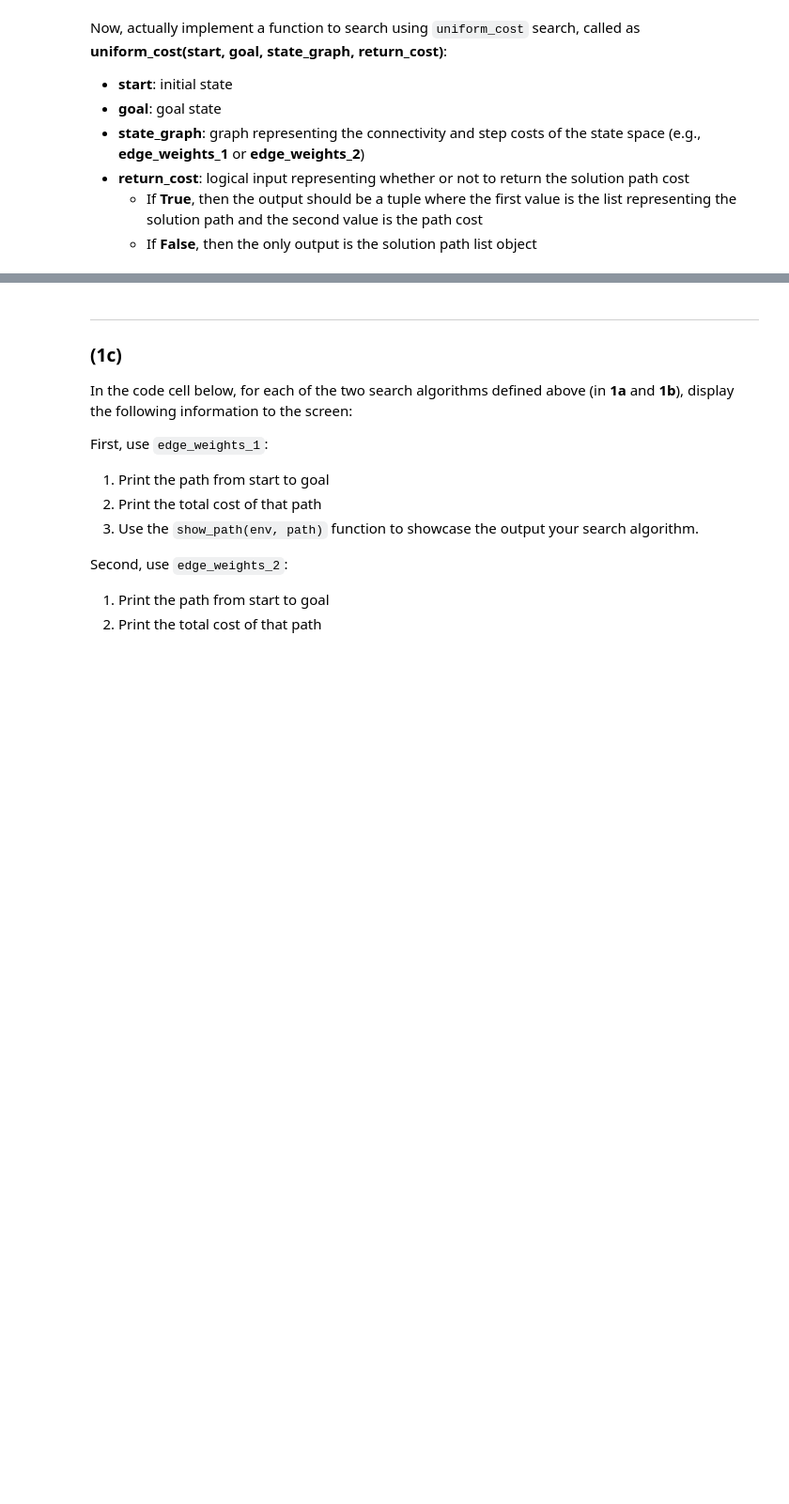
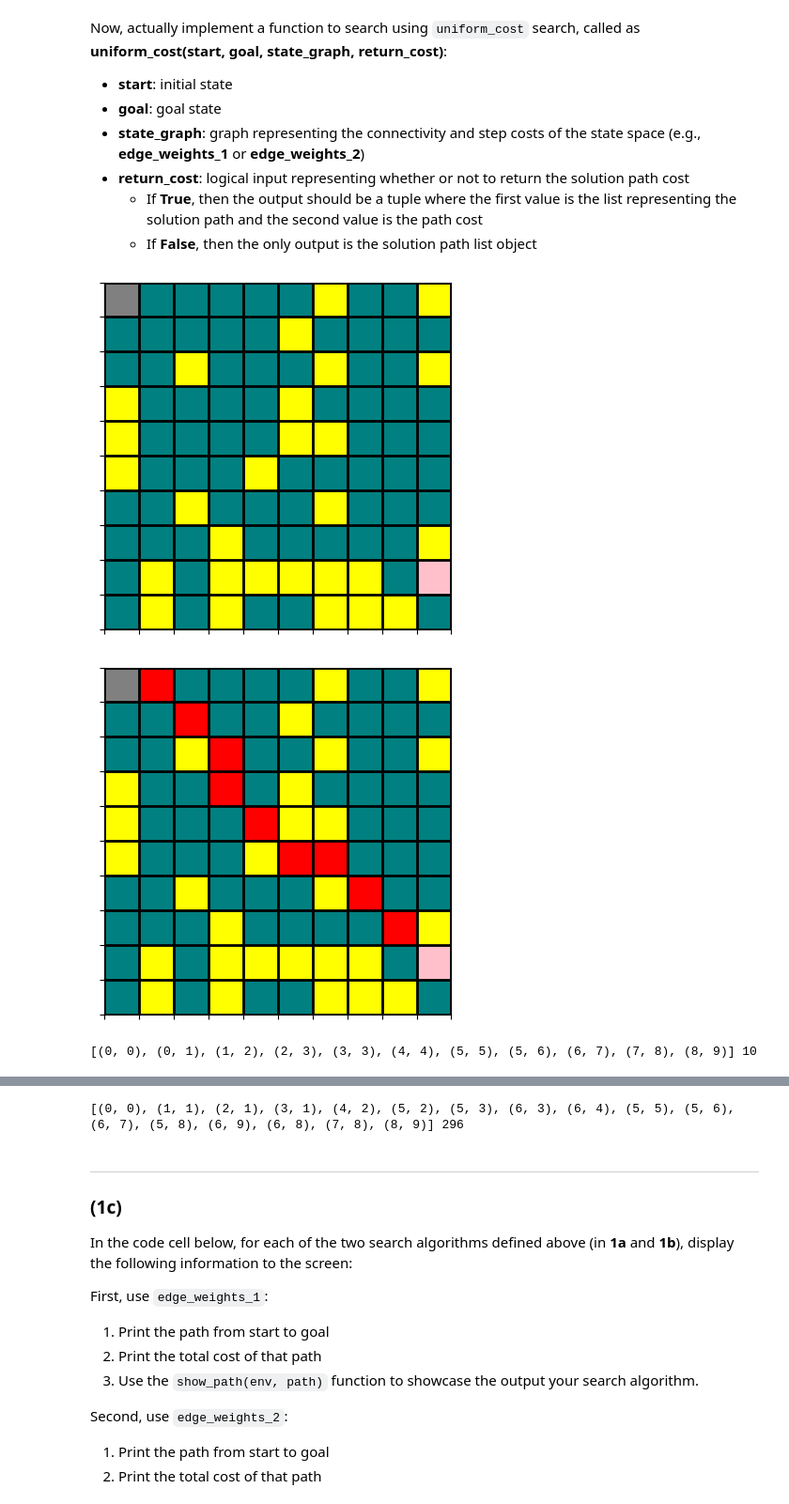
Before and after one commit to TyVanEssen/CSCI-3202-001-Introduction-to-Artificial-Intelligence, a Jupyter notebook: HW7/CSCI3202_HW7_Ty_VanEssen.ipynb, the cells around one changed output, grey strips where cells are left out. Shown at 94% size. Saved outputs shown, nothing was run; the diff lists cells and outputs as text; code cells hidden in the pictures; blank space fills up the shorter version.

```diff
--- a/HW7/CSCI3202_HW7_Ty_VanEssen.ipynb
+++ b/HW7/CSCI3202_HW7_Ty_VanEssen.ipynb
@@ -257,8 +318,40 @@ Now, actually implement a function to search using `uniform_cost` search, called
 * **return_cost**: logical input representing whether or not to return the solution path cost
   * If **True**, then the output should be a tuple where the first value is the list representing the solution path and the second value is the path cost
   * If **False**, then the only output is the solution path list object
-# %%
-# Your code here:
-
-def uniform_cost(start, goal, state_graph, return_cost=False):
-    ''' find a shortest sequence of states from start to the goal '''
+# %%
+# Your code here:
+
+def uniform_cost(start: tuple[int,int], goal: tuple[int,int], state_graph: dict[tuple[int,int], dict[tuple[int, int], int]], return_cost=False):
+    ''' find a shortest sequence of states from start to the goal '''
+    explored : set[tuple[int,int]]= set()
+    frontier = Frontier_PQ(start)
+    parent_tree = {start: None}
+
+    while len(frontier.states) != 0:
+        path_cost, expand = frontier.pop()
+        if expand == goal:
+            solution_path = path(parent_tree, goal)
+            solution_cost = pathcost(solution_path, state_graph)
+            return (solution_path, solution_cost) if return_cost else solution_path
+        else:
+            explored.add(expand)
+
+        for child in state_graph[expand]:
+            child_path_cost = path_cost + state_graph[expand][child]
+
+            if not child in explored and not child in frontier.states:
+                parent_tree[child] = expand
+                frontier.add(child, child_path_cost)
+            elif child in frontier.states and frontier.states[child] > child_path_cost:
+                frontier.replace(child, child_path_cost)
+                parent_tree[child] = expand
+# %%
+show_env(env)
+for weight in (edge_weights_1, edge_weights_2):
+    my_path, cost = uniform_cost(start, goal, weight, True)
+    show_path(env, my_path)
+    print(my_path, cost)
+# %% [output]
+[figure, added]
+[figure, added]
+[(0, 0), (0, 1), (1, 2), (2, 3), (3, 3), (4, 4), (5, 5), (5, 6), (6, 7), (7, 8), (8, 9)] 10
@@ -265,3 +359,4 @@ def uniform_cost(start, goal, state_graph, return_cost=False):
+[(0, 0), (1, 1), (2, 1), (3, 1), (4, 2), (5, 2), (5, 3), (6, 3), (6, 4), (5, 5), (5, 6), (6, 7), (5, 8), (6, 9), (6, 8), (7, 8), (8, 9)] 296
 # %% [markdown]
 ---
 
```
Also changed, not shown: parts of 12 cells of this notebook.
